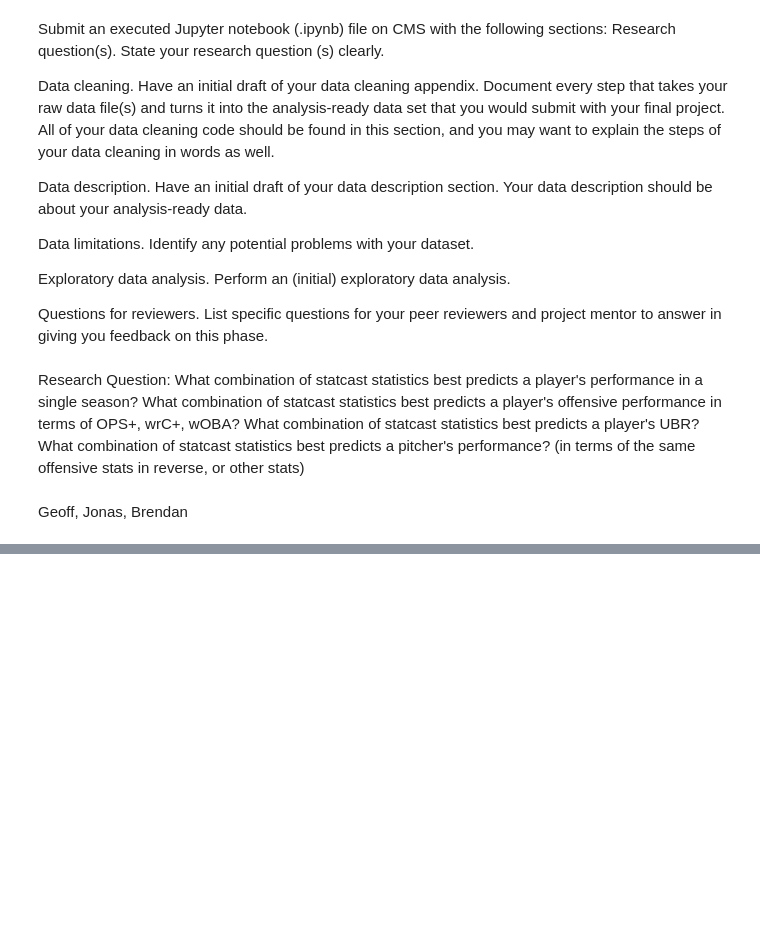
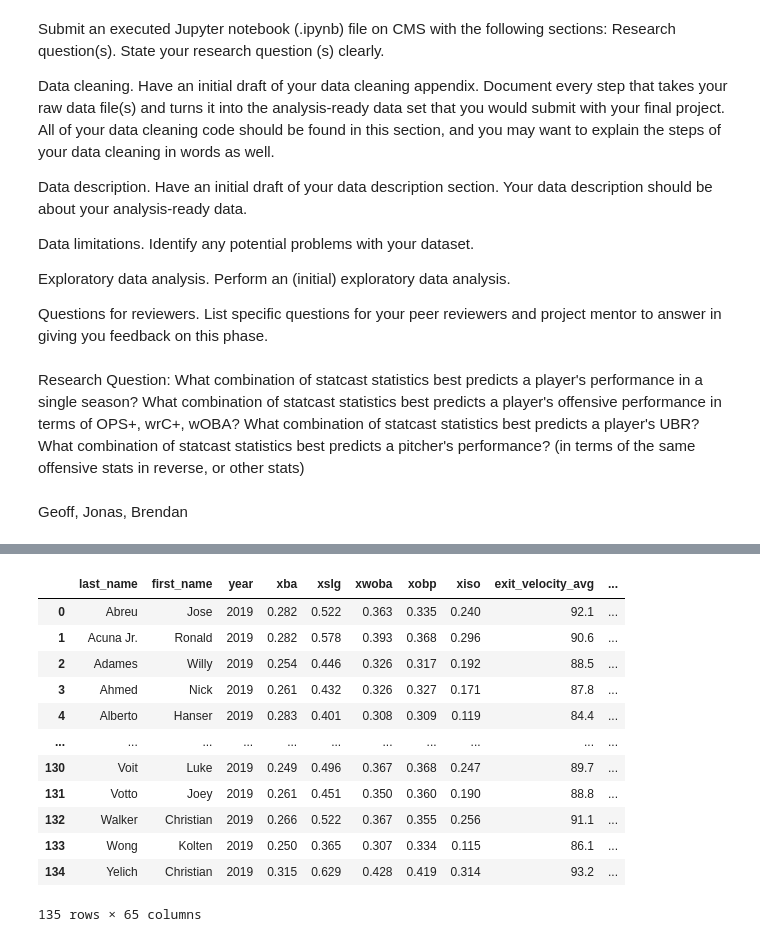
Before and after one commit to GeoffreyBrann/info2950, a Jupyter notebook: Phase II Info 2950.ipynb, the cells around one changed output, grey strips where cells are left out. Drawn from its saved outputs; the diff is of its cells as text; code cells hidden in the pictures; blank space fills up the shorter version.

```diff
--- a/Phase II Info 2950.ipynb
+++ b/Phase II Info 2950.ipynb
@@ -557,0 +152,69 @@ statcast_stats_2015
+# %%
+
+##################################
+#2019 Statcast Data
+##################################
+statcast_stats_2019 = pd.read_csv("statcast_stats_2019.csv")
+
+statcast_stats_2019 = statcast_stats_2019.drop(['Unnamed: 59'], axis=1)
+statcast_stats_2019.rename(columns = {' first_name': 'first_name'}, inplace = True)
+statcast_stats_2019 = statcast_stats_2019.sort_values('last_name')
+statcast_stats_2019 = statcast_stats_2019.reset_index()
+statcast_stats_2019 = statcast_stats_2019.drop(['index'], axis=1)
+
+
+#####Mannual portion  DO NOT COPY FOR OTHERS
+Tim, Brian = statcast_stats_2019.iloc[8], statcast_stats_2019.iloc[9]
+temp = statcast_stats_2019.iloc[8].copy()
+statcast_stats_2019.iloc[8] = Brian
+statcast_stats_2019.iloc[9] = temp
+
+Miguel, Asdrubal = statcast_stats_2019.iloc[26], statcast_stats_2019.iloc[27]
+temp = statcast_stats_2019.iloc[26].copy()
+statcast_stats_2019.iloc[26] = Asdrubal
+statcast_stats_2019.iloc[27] = temp
+
+Starling, Ketal = statcast_stats_2019.iloc[73], statcast_stats_2019.iloc[74]
+temp = statcast_stats_2019.iloc[73].copy()
+statcast_stats_2019.iloc[73] = Ketal
+statcast_stats_2019.iloc[74] = temp
+
+Domingo, Carlos = statcast_stats_2019.iloc[109], statcast_stats_2019.iloc[111]
+temp = statcast_stats_2019.iloc[109].copy()
+statcast_stats_2019.iloc[109] = Carlos
+statcast_stats_2019.iloc[111] = temp
+####End of Mannual Portion
+
+### OPS+ 2019 Data
+statcast_stats_2019 = pd.concat([statcast_stats_2019, ops_data_2019], axis=1)
+statcast_stats_2019.rename(columns ={'Name': 'OPS_Plus_Name'}, inplace = True)
+###
+### UBR 2019 Data
+statcast_stats_2019 = pd.concat([statcast_stats_2019, ubr_stats_2019], axis=1)
+statcast_stats_2019.rename(columns ={'Name': 'UBR_Name'}, inplace = True)
+###
+### wRC+ 2019 Data
+statcast_stats_2019 = pd.concat([statcast_stats_2019, wrc_stats_2019], axis=1)
+statcast_stats_2019.rename(columns ={'Name': 'wRC_Plus_Name'}, inplace = True)
+###
+
+###############################
+# DataFrame To Use For Analysis
+###############################
+statcast_2019_final = statcast_stats_2019
+statcast_2019_final.to_csv(r'2019_statcast_data_final.csv', index = False)
+statcast_2019_final
+# %% [output]
+|  | last_name | first_name | year | xba | xslg | xwoba | xobp | xiso | exit_velocity_avg | ... |
+| 0 | Abreu | Jose | 2019 | 0.282 | 0.522 | 0.363 | 0.335 | 0.240 | 92.1 | ... |
+| 1 | Acuna Jr. | Ronald | 2019 | 0.282 | 0.578 | 0.393 | 0.368 | 0.296 | 90.6 | ... |
+| 2 | Adames | Willy | 2019 | 0.254 | 0.446 | 0.326 | 0.317 | 0.192 | 88.5 | ... |
+| 3 | Ahmed | Nick | 2019 | 0.261 | 0.432 | 0.326 | 0.327 | 0.171 | 87.8 | ... |
+| 4 | Alberto | Hanser | 2019 | 0.283 | 0.401 | 0.308 | 0.309 | 0.119 | 84.4 | ... |
+| ... | ... | ... | ... | ... | ... | ... | ... | ... | ... | ... |
+| 130 | Voit | Luke | 2019 | 0.249 | 0.496 | 0.367 | 0.368 | 0.247 | 89.7 | ... |
+| 131 | Votto | Joey | 2019 | 0.261 | 0.451 | 0.350 | 0.360 | 0.190 | 88.8 | ... |
+| 132 | Walker | Christian | 2019 | 0.266 | 0.522 | 0.367 | 0.355 | 0.256 | 91.1 | ... |
+| 133 | Wong | Kolten | 2019 | 0.250 | 0.365 | 0.307 | 0.334 | 0.115 | 86.1 | ... |
+| 134 | Yelich | Christian | 2019 | 0.315 | 0.629 | 0.428 | 0.419 | 0.314 | 93.2 | ... |
+135 rows × 65 columns
```
Also changed, not shown: parts of 39 cells of this notebook, 5 other files.
